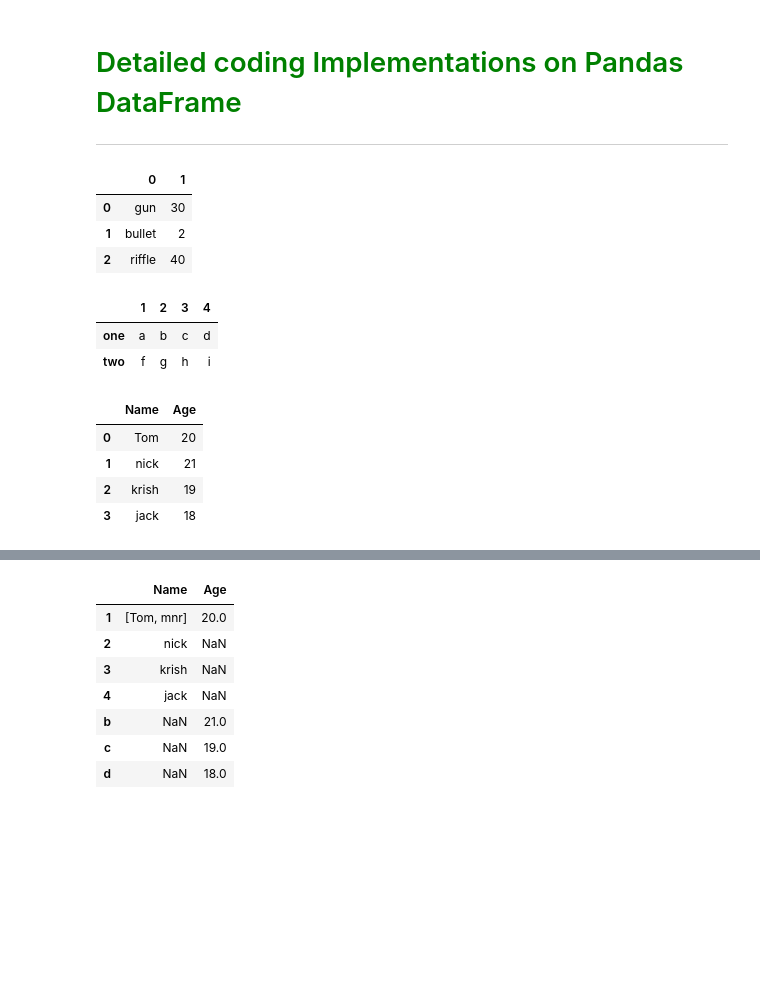
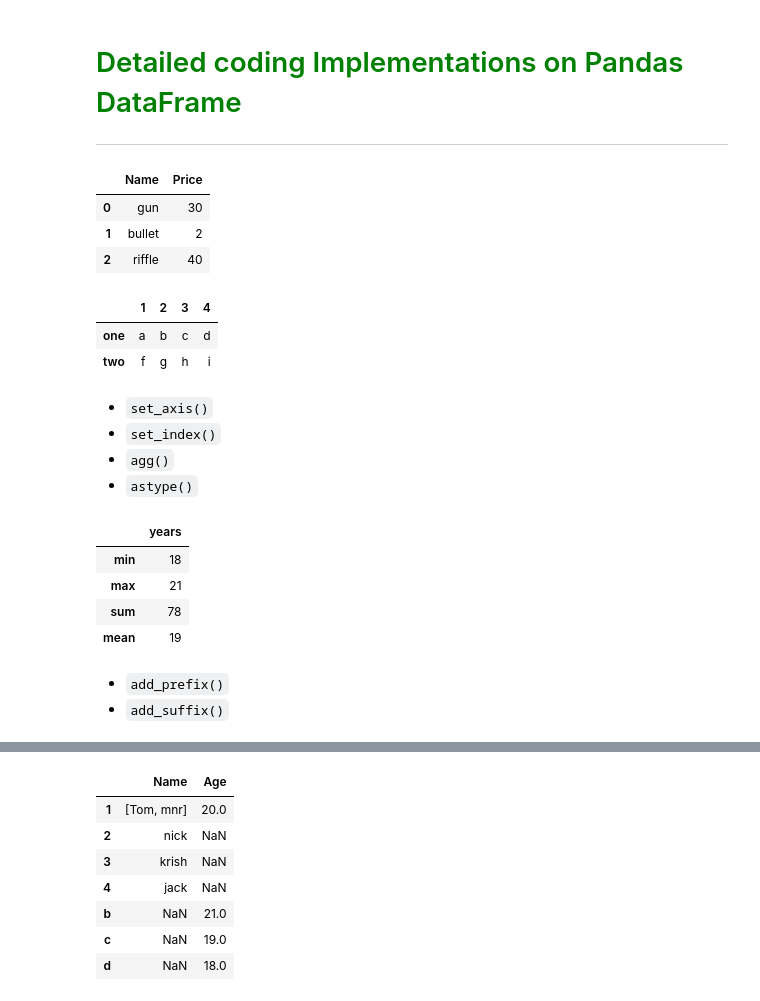
Before and after one commit to NarendraReddy077/Data-Science, a Jupyter notebook: pandas.ipynb, the cells around one changed output, grey strips where cells are left out. Cells and saved outputs as stored; diff of their text form; code cells hidden in the pictures; blank space fills up the shorter version.

```diff
--- a/pandas.ipynb
+++ b/pandas.ipynb
@@ -255,9 +255,9 @@ print(li)
 ___
 # %%
 li = [['gun', 30], ['bullet', 2], ['riffle', 40]]
-pd.DataFrame(li)
+pd.DataFrame(li, columns=['Name', 'Price'])
 # %% [output]
-|  | 0 | 1 |
+|  | Name | Price |
 | 0 | gun | 30 |
 | 1 | bullet | 2 |
 | 2 | riffle | 40 |
@@ -267,12 +267,24 @@ pd.DataFrame([{1:'a', 2:'b', 3:'c', 4:'d'}, {1:'f', 2:'g',3:'h', 4:'i'}], index=
 |  | 1 | 2 | 3 | 4 |
 | one | a | b | c | d |
 | two | f | g | h | i |
+# %% [markdown]
+- `set_axis()`
+- `set_index()`
+- `agg()`
+- `astype()`
 # %%
+import pandas as pd
 data = {'Name':['Tom', 'nick', 'krish', 'jack'], 'Age':[20, 21, 19, 18]}
-pd.DataFrame(data)
+df = pd.DataFrame(data).set_axis(['Name', 'years'], axis=1)
+df.set_index(['Name'])
+# df.reset_index()
+
+# aggregtion
+df_agg = df.agg({'years': ['min', 'max', 'sum', 'mean']})
+df_agg.astype('int')    # default dtype -> float
 # %% [output]
-|  | Name | Age |
-| 0 | Tom | 20 |
-| 1 | nick | 21 |
-| 2 | krish | 19 |
-| 3 | jack | 18 |
+|  | years |
+| min | 18 |
+| max | 21 |
+| sum | 78 |
+| mean | 19 |
@@ -278,0 +293,3 @@ pd.DataFrame(data)
+# %% [markdown]
+- `add_prefix()`
+- `add_suffix()`
```
Also changed, not shown: parts of 93 cells of this notebook.
